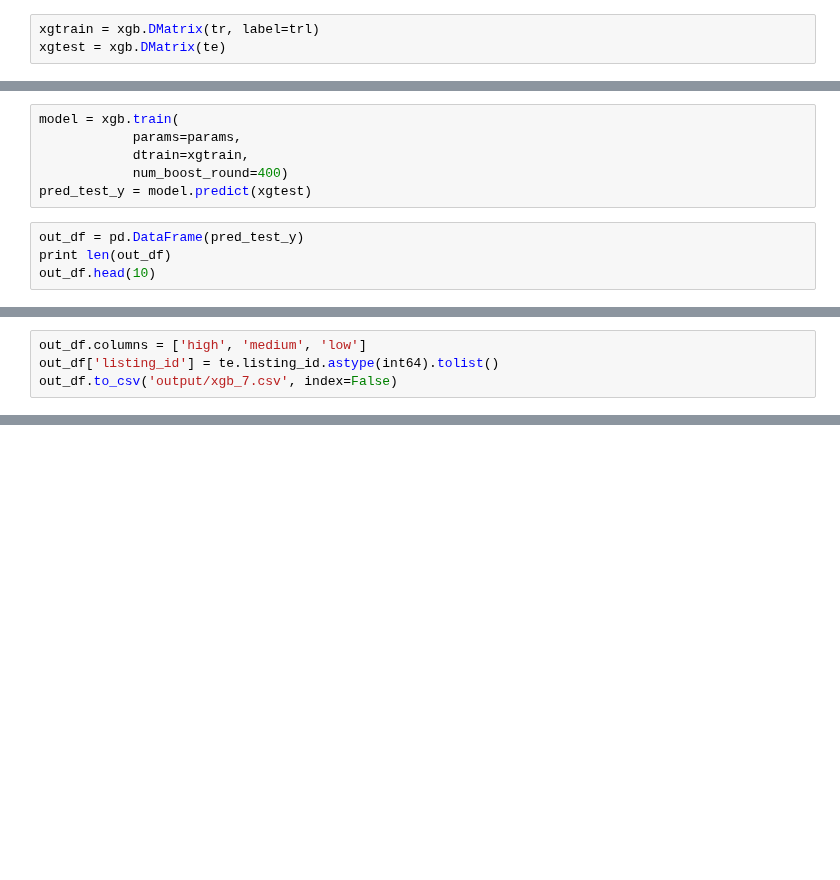
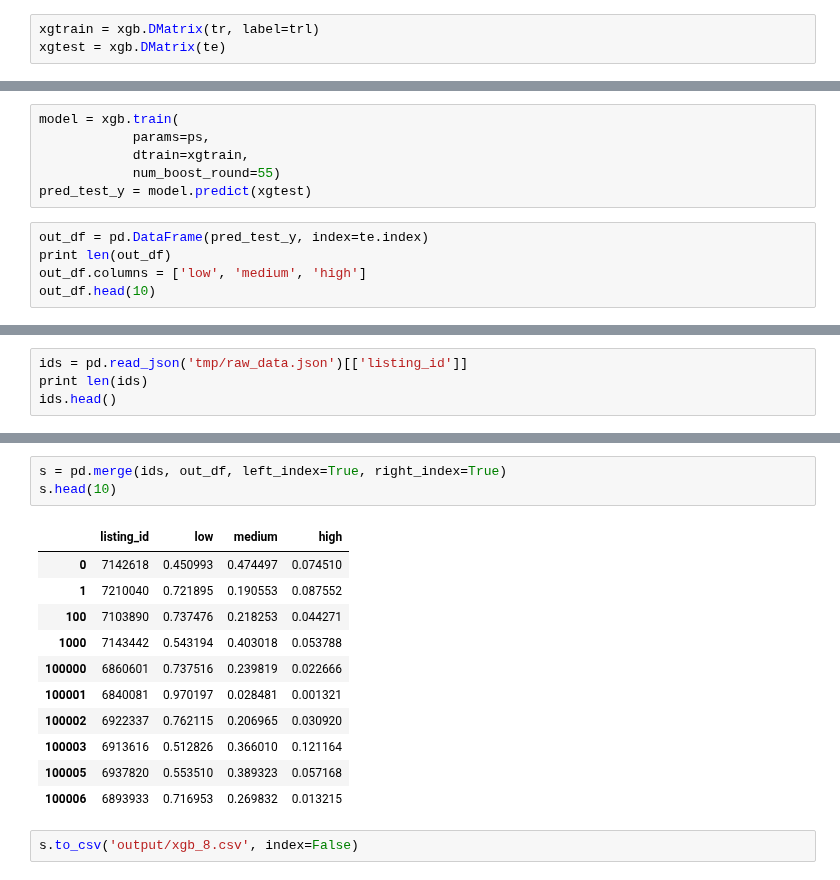
Before and after one commit to csizsek/kaggle-2s-rental-inq, a Jupyter notebook: 302_xgb_grid_search_on_combined.ipynb, the cells around one changed output, grey strips where cells are left out. Cells and saved outputs as stored; diff of their text form; blank space fills up the shorter version.

```diff
--- a/302_xgb_grid_search_on_combined.ipynb
+++ b/302_xgb_grid_search_on_combined.ipynb
@@ -181,10 +180,11 @@ params
 # %%
 model = xgb.train(
-            params=params,
+            params=ps,
             dtrain=xgtrain,
-            num_boost_round=400)
+            num_boost_round=55)
 pred_test_y = model.predict(xgtest)
 # %%
-out_df = pd.DataFrame(pred_test_y)
+out_df = pd.DataFrame(pred_test_y, index=te.index)
 print len(out_df)
+out_df.columns = ['low', 'medium', 'high']
 out_df.head(10)
@@ -191,4 +205,4 @@ out_df.head(10)
-# %%
-out_df.columns = ['high', 'medium', 'low']
-out_df['listing_id'] = te.listing_id.astype(int64).tolist()
-out_df.to_csv('output/xgb_7.csv', index=False)
+# %%
+ids = pd.read_json('tmp/raw_data.json')[['listing_id']]
+print len(ids)
+ids.head()
@@ -194,0 +217,17 @@ out_df.to_csv('output/xgb_7.csv', index=False)
+# %%
+s = pd.merge(ids, out_df, left_index=True, right_index=True)
+s.head(10)
+# %% [output]
+|  | listing_id | low | medium | high |
+| 0 | 7142618 | 0.450993 | 0.474497 | 0.074510 |
+| 1 | 7210040 | 0.721895 | 0.190553 | 0.087552 |
+| 100 | 7103890 | 0.737476 | 0.218253 | 0.044271 |
+| 1000 | 7143442 | 0.543194 | 0.403018 | 0.053788 |
+| 100000 | 6860601 | 0.737516 | 0.239819 | 0.022666 |
+| 100001 | 6840081 | 0.970197 | 0.028481 | 0.001321 |
+| 100002 | 6922337 | 0.762115 | 0.206965 | 0.030920 |
+| 100003 | 6913616 | 0.512826 | 0.366010 | 0.121164 |
+| 100005 | 6937820 | 0.553510 | 0.389323 | 0.057168 |
+| 100006 | 6893933 | 0.716953 | 0.269832 | 0.013215 |
+# %%
+s.to_csv('output/xgb_8.csv', index=False)
```
Also changed, not shown: parts of 10 cells of this notebook.
